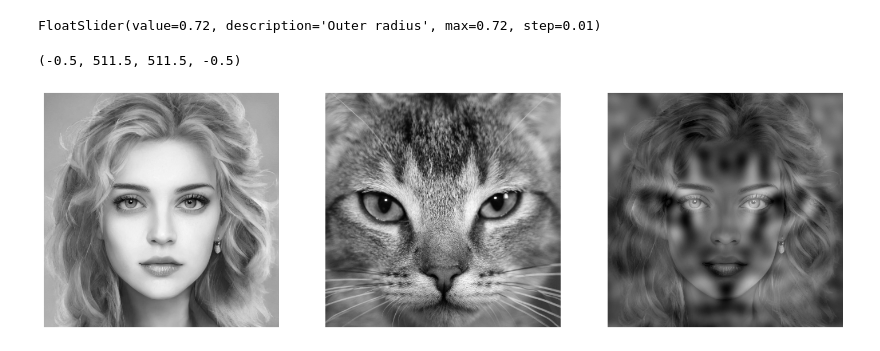
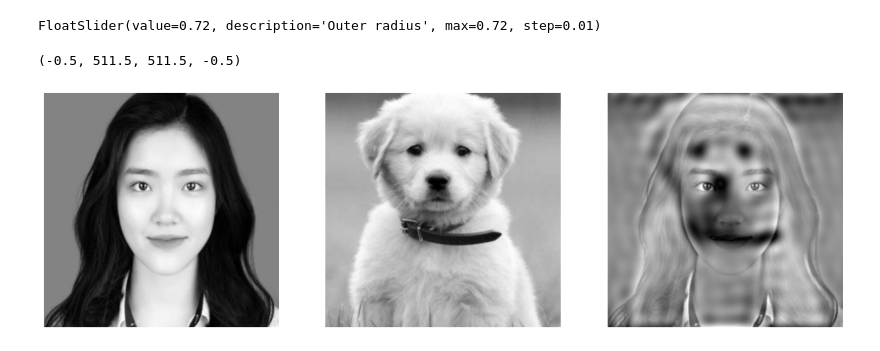
Before and after one commit to armistcxy/INT3404E_20, a Jupyter notebook: HW2/ex234.ipynb, the cells around one changed output. Drawn from its saved outputs; the diff is of its cells as text; code cells hidden in the pictures.

```diff
--- a/HW2/ex234.ipynb
+++ b/HW2/ex234.ipynb
@@ -134,18 +133,18 @@ def create_hybrid_img(img1, img2, r):
 
     return img_hybrid
 # %%
-image_1_path = "img1.jpeg" # <-- need to change
-image_2_path = "img2.jpg" # <-- need to change
+image_1_path = "pic1.png" # <-- need to change
+image_2_path = "pic2.png" # <-- need to change
 img_1 = read_img(image_1_path)
 img_2 = read_img(image_2_path)
 hybrid_img = create_hybrid_img(img_1, img_2, 14)
 fig, axes = plt.subplots(nrows=1, ncols=3, figsize=(18, 15))
 axes[0].imshow(img_1, cmap="gray")
 axes[0].axis("off")
 axes[1].imshow(img_2, cmap="gray")
 axes[1].axis("off")
 axes[2].imshow(hybrid_img, cmap="gray")
 axes[2].axis("off")
 # %% [output]
 (-0.5, 511.5, 511.5, -0.5)
-[figure, old version]
+[figure, new version]
```
Also changed, not shown: parts of 1 cell of this notebook, 12 other files.
